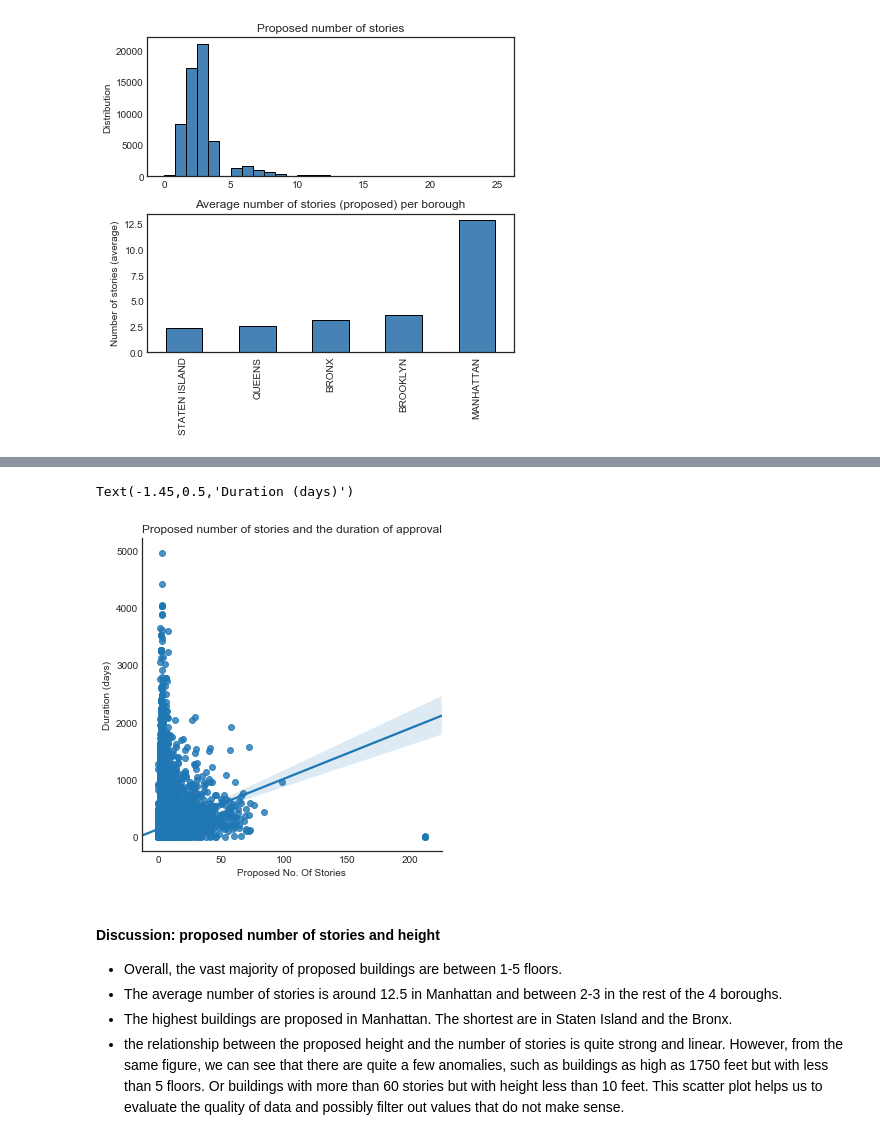
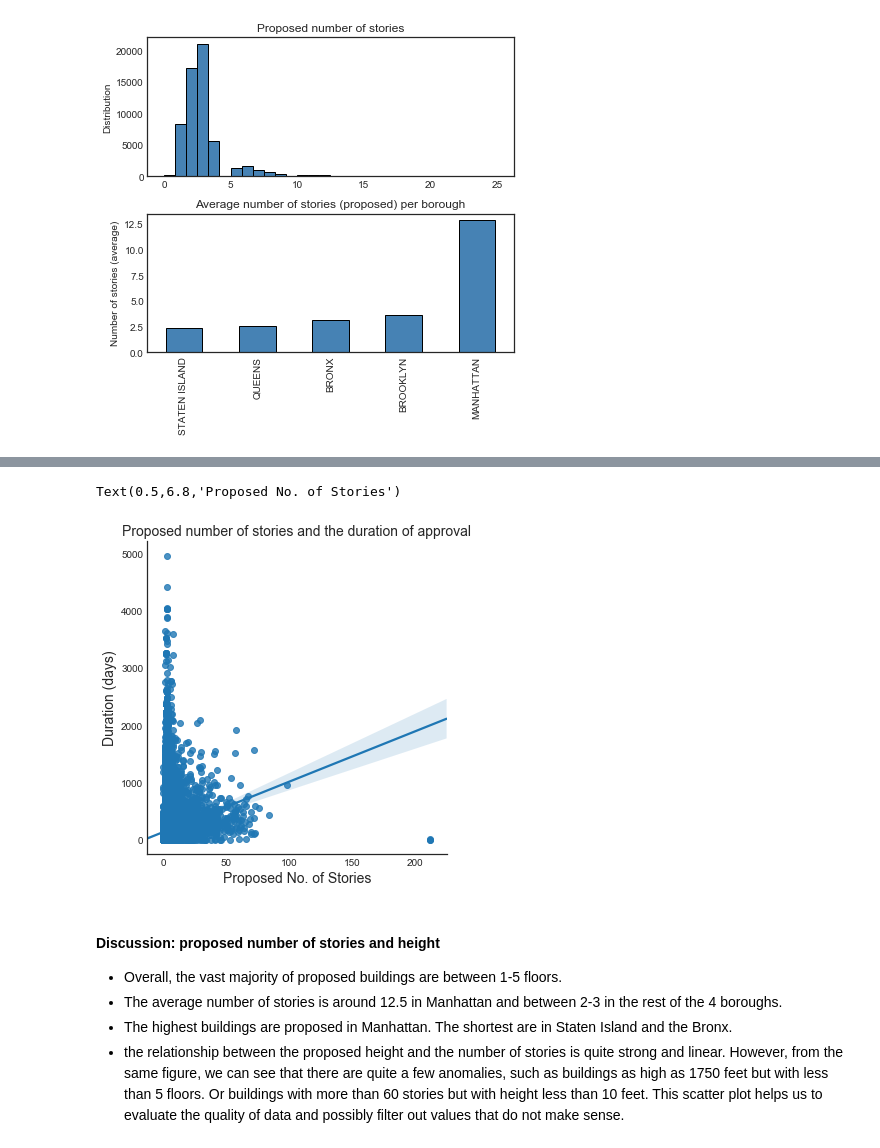
Before and after one commit to anoushavan/Capstone_1, a Jupyter notebook: code/capstone1_EDA.ipynb, the cells around one changed output, grey strips where cells are left out. Drawn from its saved outputs; the diff is of its cells as text; code cells hidden in the pictures.

```diff
--- a/code/capstone1_EDA.ipynb
+++ b/code/capstone1_EDA.ipynb
@@ -507,12 +504,14 @@ pd.DataFrame((data['Proposed No. Of Stories']).
 # %%
 # scatterplot of proposed number of stories and duration.
 
-sns.lmplot(x='Proposed No. Of Stories', y='Duration', data=data)
-plt.title('Proposed number of stories and the duration of approval')
-plt.ylabel('Duration (days)')
+sns.lmplot(x='Proposed No. Of Stories', y='Duration',
+           data=data[data['Duration'] > 0])
+plt.title('Proposed number of stories and the duration of approval', fontsize=14)
+plt.ylabel('Duration (days)', fontsize=14)
+plt.xlabel('Proposed No. of Stories', fontsize=14)
 # %% [output]
-Text(-1.45,0.5,'Duration (days)')
+Text(0.5,6.8,'Proposed No. of Stories')
-[figure, old version]
+[figure, new version]
 # %% [markdown]
 #### Discussion: proposed number of stories and height
 * Overall, the vast majority of proposed buildings are between 1-5 floors.
```
Also changed, not shown: parts of 3 cells of this notebook, 16 other files.
